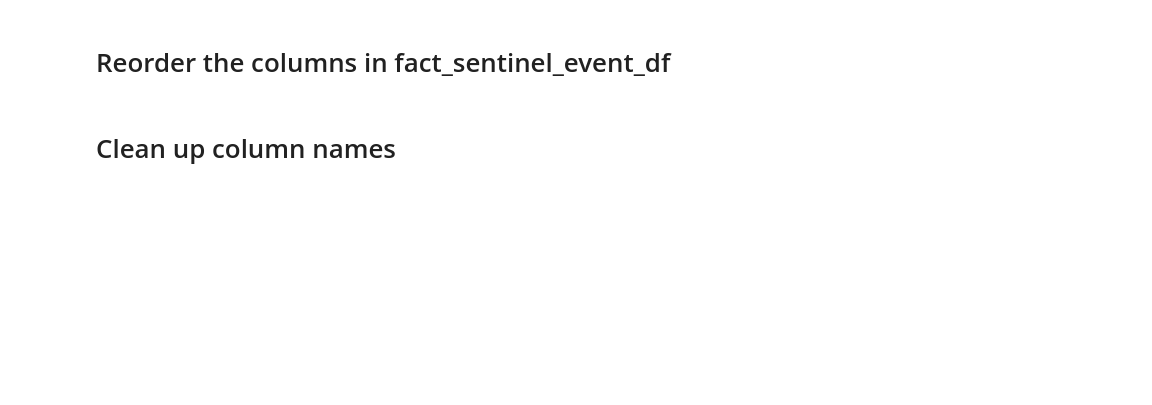
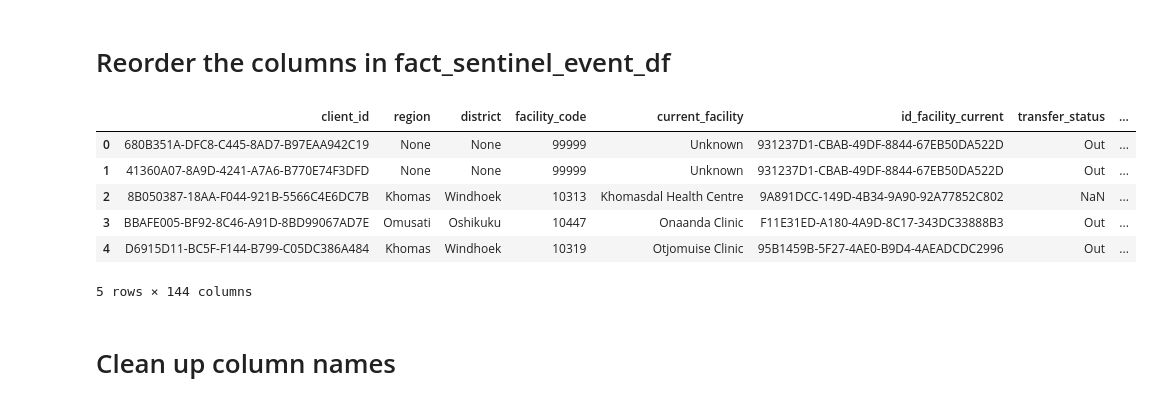
Before and after one commit to UCSF-IGHS/duft-config, a Jupyter notebook: system/data_tasks/fm_sentinel_events.ipynb, the cells around one changed output. Drawn from its saved outputs; the diff is of its cells as text; code cells hidden in the pictures; blank space fills up the shorter version.

```diff
--- a/system/data_tasks/fm_sentinel_events.ipynb
+++ b/system/data_tasks/fm_sentinel_events.ipynb
@@ -359,7 +493,7 @@ fact_ti_df = pd.DataFrame(fact_ti_data, columns=fact_ti_cols)
 
 fact_ti_df['art_restart_date'] = pd.to_datetime(fact_ti_df['art_restart_date'], errors='coerce')
 
-fact_ti_df = fact_ti_df.loc[fact_ti_df.groupby('client_id')['art_interruption_reason'].idxmax()]
+fact_ti_df = fact_ti_df.loc[fact_ti_df.groupby('client_id')['art_interruption_date'].idxmax()]
 
 fact_ti_df.head()
 
@@ -669,12 +887,12 @@ def classify_status(row):
 
     elif (pd.notna(row['iit_date']) and
           pd.to_datetime(row['iit_date']) > last_refresh_date and
-          (pd.notna(row['art_start_date']) or pd.notna(row['last_regimen_code']))):
+          (pd.notna(row['art_start_date']) or pd.notna(row['last_regimen']))):
         return 'Active ART'
 
     elif (pd.notna(row['iit_date']) and
           pd.to_datetime(row['iit_date']) <= last_refresh_date and
-          (pd.notna(row['art_start_date']) or pd.notna(row['last_regimen_code']))):
+          (pd.notna(row['art_start_date']) or pd.notna(row['last_regimen']))):
         return 'IIT'
 
     else:
@@ -1271,28 +1683,36 @@ fact_sentinel_event_df.head()
 # %%
 new_column_order = [
     'client_id', 'region', 'district', 'facility_code', 'current_facility', 'id_facility_current',  'transfer_status', 'transfer_date',
     'quantum_number', 'art_number', 'art_number_legacy', 'client_code', 'pharmacy_code',
     'pmtct_number',  'first_name', 'last_name', 'contact_number', 'date_of_birth', 'sex', 'marital_status',  'current_age',  'pepfar_age_group', 'pepfar_age_group_val', 'paeds_adult_age_group',
     'weight','current_town', 'current_constituency', 'current_street', 'permanent_town', 'permanent_constituency', 'permanent_street',
     'cbart_cargs_name', 'cbart_cargs_code','hiv_confirmation_date', 'hiv_confirmation_age', 'hiv_confirmatory_result_date', 'hiv_confirmatory_result_type', 'hiv_diagnosis_facility_id',
     'hiv_enrollment_date', 'hiv_enrollment_age','hiv_disclosure_enrollment_date', 'full_disclosure_date', 'hiv_enrollment_facility_id','arv_initiating_facility','art_start_date', 'months_since_art_start', 'art_duration', 'has_ever_been_initiated_on_art',
     'patient_status', 'who_stage', 'art_eligible_reason',  'first_visit_date', 'first_visit_age', 'first_visit_facility_id', 'last_visit_date', 'last_visit_age',  'last_next_visit_date', 'last_care_model', 'last_visit_facility_id',
     'last_cc_treatment_type', 'last_cc_treatment_date', 'last_cc_results', 'last_oi', 'last_scheduled_visit_date', 'last_pregnancy_status', 'last_breast_feeding',
-    'last_oi_other', 'last_regimen_line', 'last_visit_duration', 'days_since_last_visit', 'years_since_last_visit', 'last_visit_month', 'last_visit_year',   'last_lmp', 'last_edd','last_tb_screen_result', 'first_viral_load_order_date', 'first_viral_load_result_date', 'first_viral_load_result_age',
+    'last_oi_other', 'last_regimen_line', 'last_regimen', 'last_regimen_date', 'last_visit_duration', 'days_since_last_visit', 'years_since_last_visit', 'last_visit_month', 'last_visit_year',   'last_lmp', 'last_edd','last_tb_screen_result', 'first_viral_load_order_date', 'first_viral_load_result_date', 'first_viral_load_result_age',
     'first_viral_load_result', 'first_viral_load_facility_id', 'first_viral_load_result_category', 'first_viral_load_result_status', 'last_viral_load_order_date',
     'last_viral_load_result_date','last_viral_load_result_age', 'months_since_last_viral_load', 'last_viral_load_result', 'last_viral_load_facility_id', 'is_virally_suppressed', 'is_not_virally_suppressed', 'needs_vl_test', 'last_viral_load_result_status', 'reason_for_next_vl', 'next_vl_date',
     'art_interruption_date', 'art_interruption_reason', 'art_interruption_reason_other' ,'art_restart_date',
     'tbt_start_date','tpt_regimen', 'tbt_expected_stop_date', 'tbt_actual_stop_date','tbt_facility_id', 'tbt_category',  'tbt_duration', 'tbt_registration_number',
     'tbt_site', 'tbt_site_detail', 'tbt_outcome', 'tpt_facility_id', 'tpt_start_date',  'tpt_expected_stop_date', 'tpt_status','tpt_status_two_outcome','tpt_type',
     'tpt_actual_stop_date', 'tpt_stop_reason',  'tpt_adherance','death_date', 'iit_date', 'iit_duration', 'client_status', 'retention_status', 'tx_curr','paeds_adult_age_group_val', 'tri_pillar_age_group',
     'is_last_viral_load_valid', 'last_viral_load_result_category',  'vl_eligibility', 'tpt_duration', 'tpt_duration_two',  'tpt_status_two', 'last_PBFW', 'last_PBFW_status','mmp_status', 'mmp_status_current', 'mmp_status_adult', 'mmp_status_paed', 'six_mmp_eligible', 'six_mmp_eligible_but_not_given', 'art_outcomes'
 ]
 
 # Reorder the columns in the DataFrame
 fact_sentinel_event_df = fact_sentinel_event_df[new_column_order]
 
 # Display the reordered DataFrame
 fact_sentinel_event_df.head()
+# %% [output]
+|  | client_id | region | district | facility_code | current_facility | id_facility_current | transfer_status | ... |
+| 0 | 680B351A-DFC8-C445-8AD7-B97EAA942C19 | None | None | 99999 | Unknown | 931237D1-CBAB-49DF-8844-67EB50DA522D | Out | ... |
+| 1 | 41360A07-8A9D-4241-A7A6-B770E74F3DFD | None | None | 99999 | Unknown | 931237D1-CBAB-49DF-8844-67EB50DA522D | Out | ... |
+| 2 | 8B050387-18AA-F044-921B-5566C4E6DC7B | Khomas | Windhoek | 10313 | Khomasdal Health Centre | 9A891DCC-149D-4B34-9A90-92A77852C802 | NaN | ... |
+| 3 | BBAFE005-BF92-8C46-A91D-8BD99067AD7E | Omusati | Oshikuku | 10447 | Onaanda Clinic | F11E31ED-A180-4A9D-8C17-343DC33888B3 | Out | ... |
+| 4 | D6915D11-BC5F-F144-B799-C05DC386A484 | Khomas | Windhoek | 10319 | Otjomuise Clinic | 95B1459B-5F27-4AE0-B9D4-4AEADCDC2996 | Out | ... |
+5 rows × 144 columns
 # %% [markdown]
 # Clean up column names
 # %%
```
Also changed, not shown: parts of 68 cells of this notebook, 10 other files.
